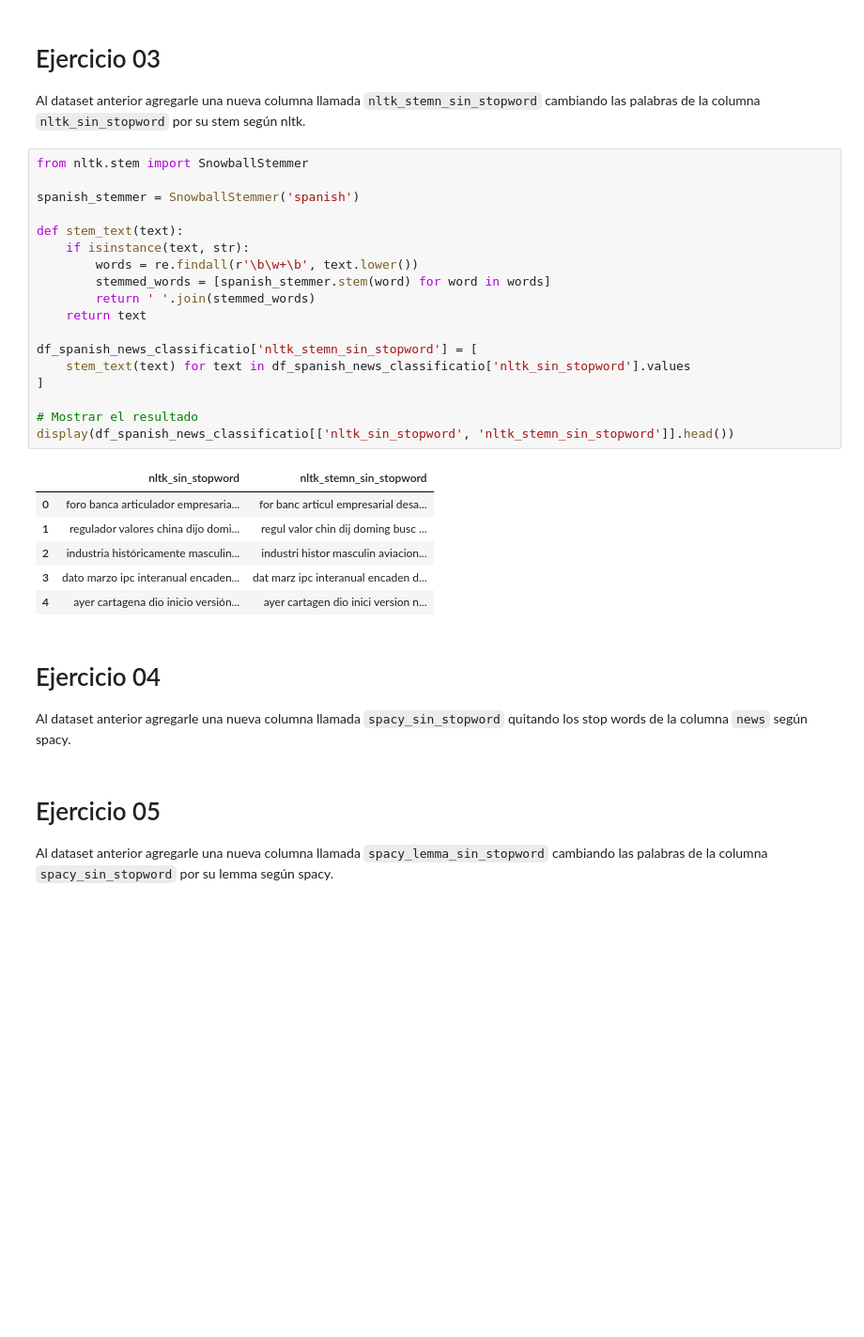
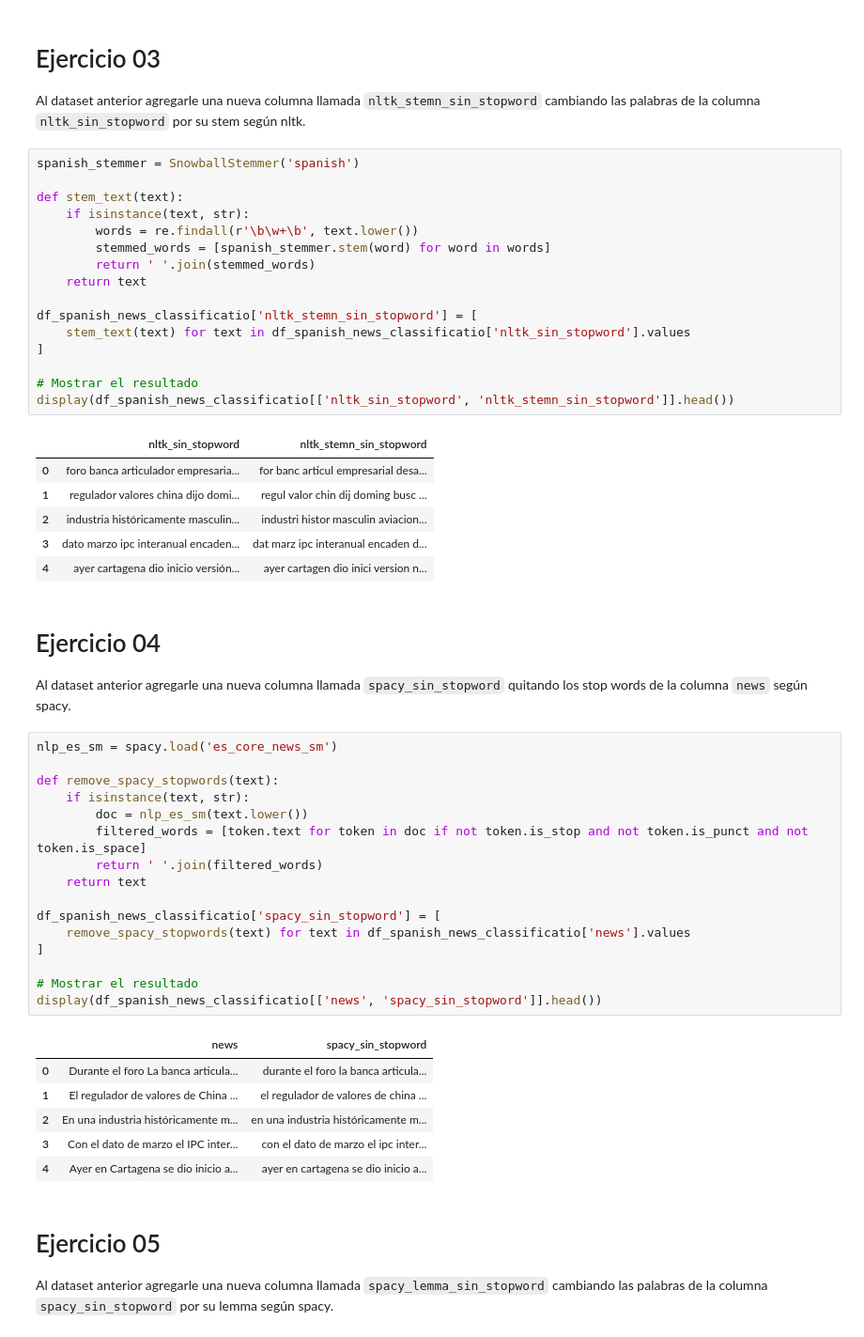
Before and after one commit to baubyte/HerramientasDeSoftwareParaElAnalisisDeDatos, a Jupyter notebook: Tema_6/Ejercicios/Semana_06_Practica_06.ipynb, the cells around one changed output. Shown at 94% size. Saved outputs shown, nothing was run; the diff lists cells and outputs as text; blank space fills up the shorter version.

```diff
--- a/Tema_6/Ejercicios/Semana_06_Practica_06.ipynb
+++ b/Tema_6/Ejercicios/Semana_06_Practica_06.ipynb
@@ -90,8 +99,6 @@ display(df_spanish_news_classificatio[['news', 'nltk_sin_stopword']].head())
 
 Al dataset anterior agregarle una nueva columna llamada `nltk_stemn_sin_stopword` cambiando las palabras de la columna `nltk_sin_stopword` por su stem según nltk.
 # %%
-from nltk.stem import SnowballStemmer
-
 spanish_stemmer = SnowballStemmer('spanish')
 
 def stem_text(text):
@@ -118,6 +125,29 @@ display(df_spanish_news_classificatio[['nltk_sin_stopword', 'nltk_stemn_sin_stop
 # Ejercicio 04
 
 Al dataset anterior agregarle una nueva columna llamada `spacy_sin_stopword` quitando los stop words de la columna `news` según spacy.
+# %%
+nlp_es_sm = spacy.load('es_core_news_sm')
+
+def remove_spacy_stopwords(text):
+    if isinstance(text, str):
+        doc = nlp_es_sm(text.lower())
+        filtered_words = [token.text for token in doc if not token.is_stop and not token.is_punct and not token.is_space]
+        return ' '.join(filtered_words)
+    return text
+
+df_spanish_news_classificatio['spacy_sin_stopword'] = [
+    remove_spacy_stopwords(text) for text in df_spanish_news_classificatio['news'].values
+]
+
+# Mostrar el resultado
+display(df_spanish_news_classificatio[['news', 'spacy_sin_stopword']].head())
+# %% [output]
+|  | news | spacy_sin_stopword |
+| 0 | Durante el foro La banca articula... | durante el foro la banca articula... |
+| 1 | El regulador de valores de China ... | el regulador de valores de china ... |
+| 2 | En una industria históricamente m... | en una industria históricamente m... |
+| 3 | Con el dato de marzo el IPC inter... | con el dato de marzo el ipc inter... |
+| 4 | Ayer en Cartagena se dio inicio a... | ayer en cartagena se dio inicio a... |
 # %% [markdown]
 # Ejercicio 05
 
```
Also changed, not shown: parts of 4 cells of this notebook.
